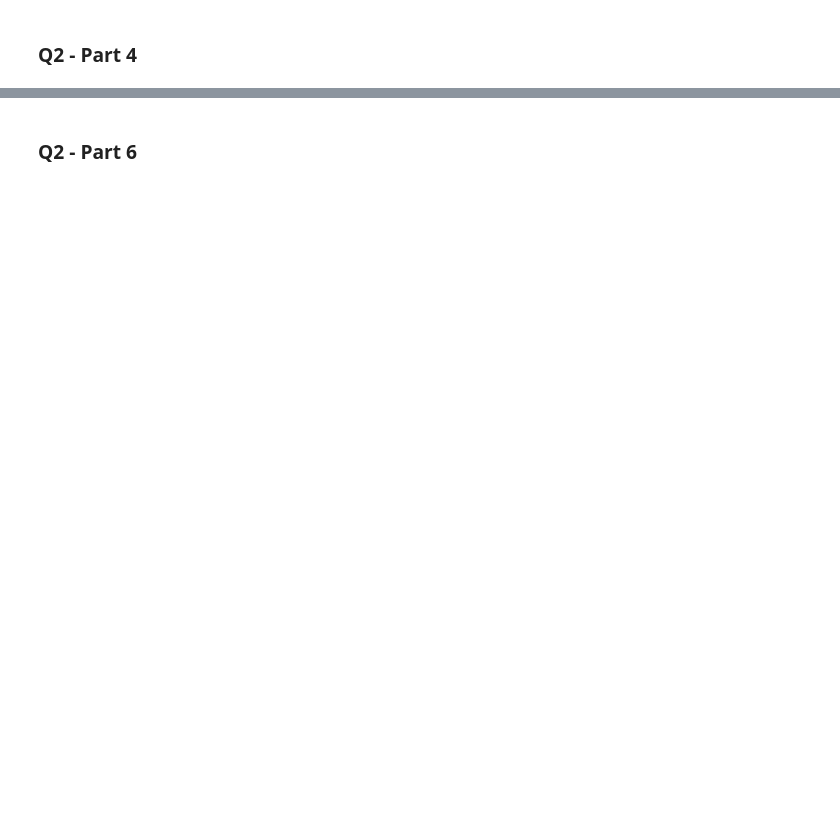
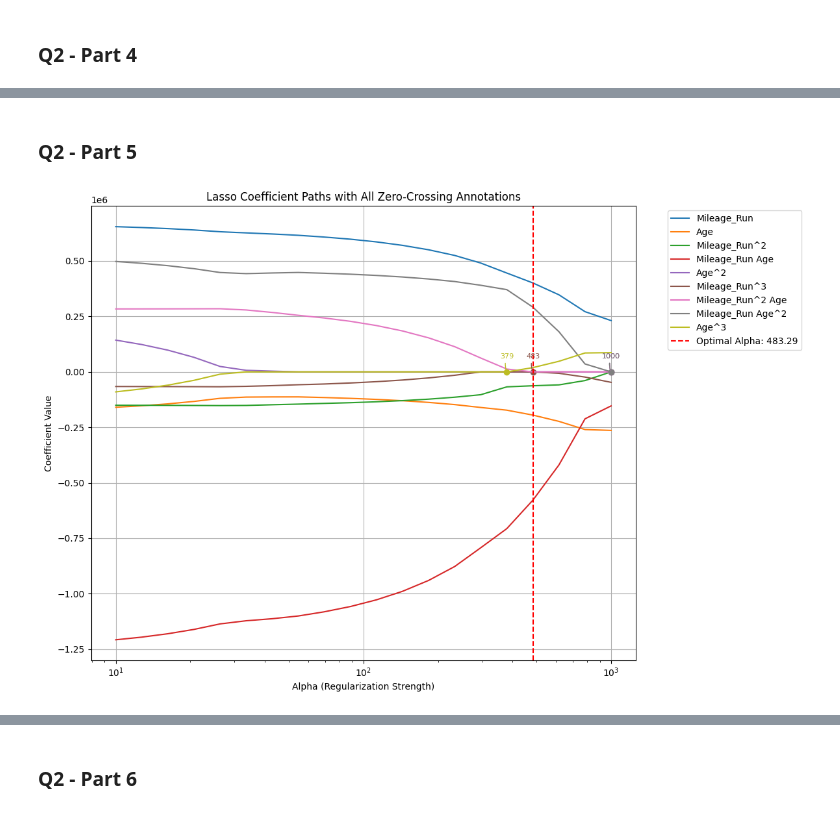
Before and after one commit to thomashooks53/undergrad_ml_assignments, a Jupyter notebook: 04_assignment_regularization.ipynb, the cells around one changed output, grey strips where cells are left out. Saved outputs shown, nothing was run; the diff lists cells and outputs as text; code cells hidden in the pictures; blank space fills up the shorter version.

```diff
--- a/04_assignment_regularization.ipynb
+++ b/04_assignment_regularization.ipynb
@@ -53,0 +210,42 @@
+# %% [markdown]
+### Q2 - Part 5
+# %%
+import matplotlib.pyplot as plt
+from sklearn.linear_model import lasso_path
+import numpy as np
+
+alphas_path, coef_paths, _ = lasso_path(X_q2_scaled_df, y_Q2, alphas=lasso_cv.alphas_, max_iter=10000)
+
+plt.figure(figsize=(12, 8))
+
+optimal_alpha = lasso_cv.alpha_
+
+for i, feature in enumerate(X_q2_scaled_df.columns):
+    line, = plt.plot(alphas_path, coef_paths[i], label=feature)
+    line_color = line.get_color()
+
+    zero_alpha = None
+    for j in range(len(alphas_path) - 1, -1, -1):
+        if abs(coef_paths[i, j]) < 1e-10:
+            zero_alpha = alphas_path[j]
+        else:
+            if zero_alpha is not None:
+                break
+
+    if zero_alpha is not None:
+        plt.plot(zero_alpha, 0, marker='o', color=line_color, markersize=6)
+        plt.annotate(f'{zero_alpha:.0f}',
+                     (zero_alpha, 0), textcoords="offset points", xytext=(0,15), ha='center',
+                     fontsize=8, color=line_color, arrowprops=dict(arrowstyle='-', connectionstyle='arc3,rad=.2', color=line_color))
+
+plt.xscale('log')
+plt.xlabel('Alpha (Regularization Strength)')
+plt.ylabel('Coefficient Value')
+plt.title('Lasso Coefficient Paths with All Zero-Crossing Annotations')
+plt.axvline(optimal_alpha, color='red', linestyle='--', label=f'Optimal Alpha: {optimal_alpha:.2f}')
+plt.legend(bbox_to_anchor=(1.05, 1), loc='upper left')
+plt.grid(True)
+plt.tight_layout()
+plt.show()
+# %% [output]
+[figure, added]
```
Also changed, not shown: parts of 13 cells of this notebook.
